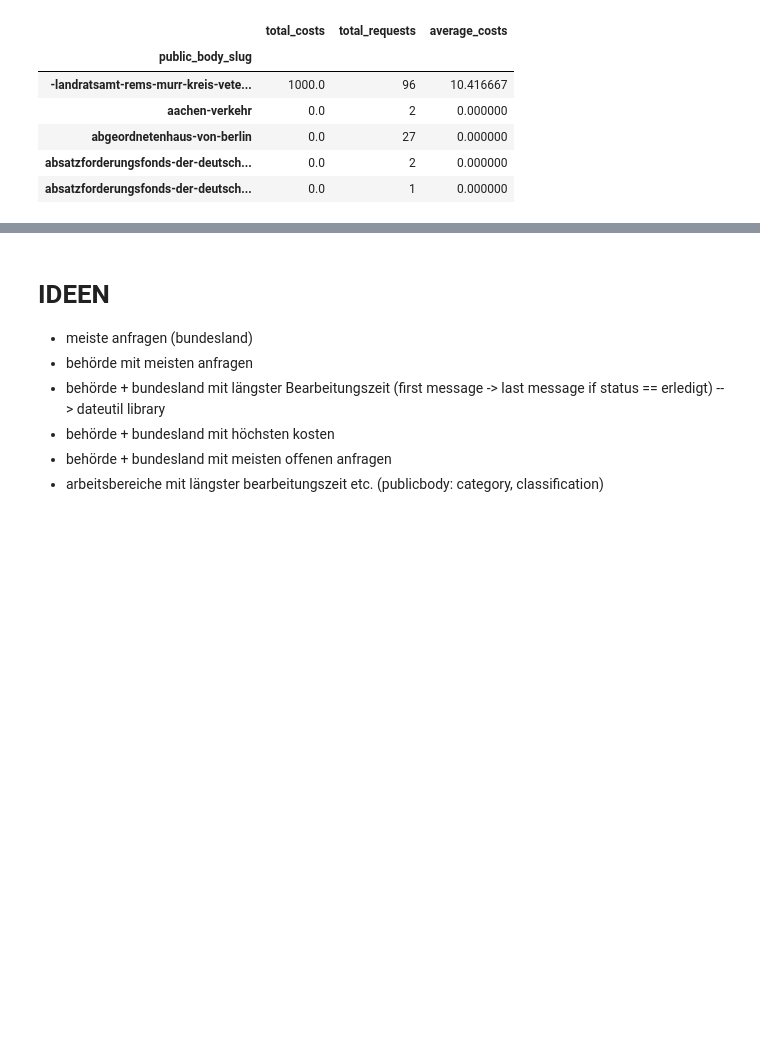
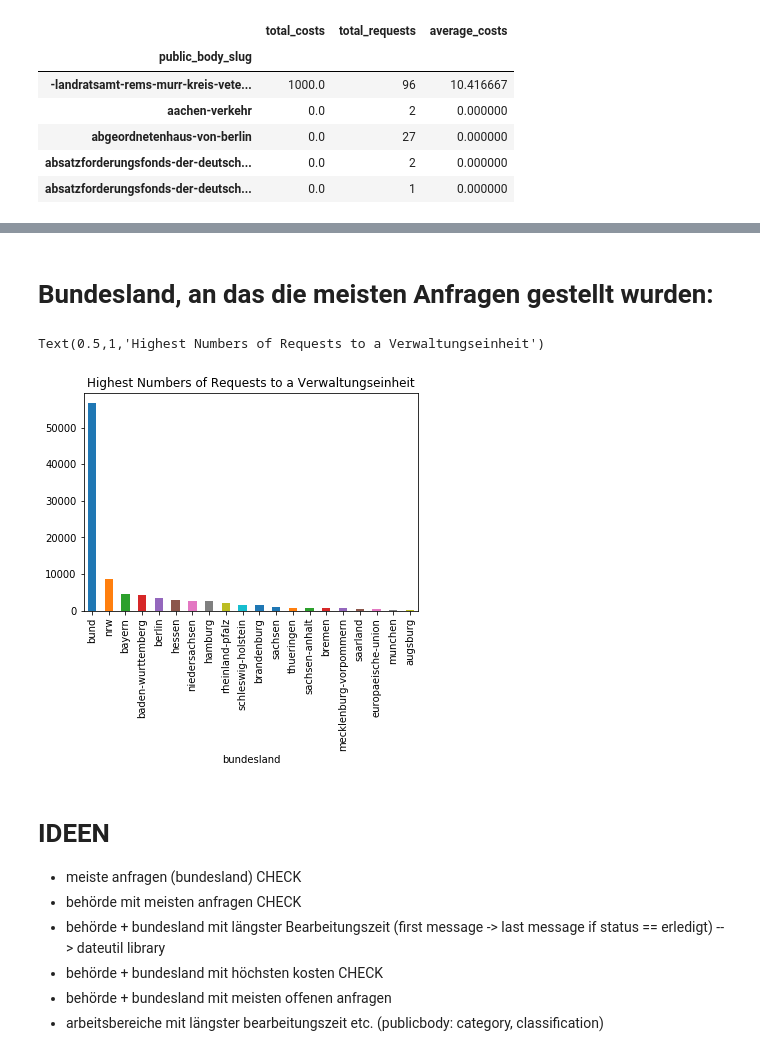
Before and after one commit to chaseinstead/fdsstat, a Jupyter notebook: fds_first_stats.ipynb, the cells around one changed output, grey strips where cells are left out. Saved outputs shown, nothing was run; the diff lists cells and outputs as text; code cells hidden in the pictures; blank space fills up the shorter version.

```diff
--- a/fds_first_stats.ipynb
+++ b/fds_first_stats.ipynb
@@ -130,8 +241,19 @@ new_df.sort_values('average_costs', ascending=False) #!!!
+# %% [markdown]
+# Bundesland, an das die meisten Anfragen gestellt wurden:
+# %%
+most_req = bl.sort_values("total_requests", ascending=False)
+plot_data = most_req["total_requests"].head(20)
+
+plot_data.plot(kind="bar")
+plt.title("Highest Numbers of Requests to a Verwaltungseinheit")
+# %% [output]
+Text(0.5,1,'Highest Numbers of Requests to a Verwaltungseinheit')
+[figure, added]
 # %% [markdown]
 # IDEEN
-- meiste anfragen (bundesland)
-- behörde mit meisten anfragen
+- meiste anfragen (bundesland) CHECK
+- behörde mit meisten anfragen CHECK
 - behörde + bundesland mit längster Bearbeitungszeit (first message -> last message if status == erledigt) --> dateutil library
-- behörde + bundesland mit höchsten kosten
+- behörde + bundesland mit höchsten kosten CHECK
 - behörde + bundesland mit meisten offenen anfragen
 - arbeitsbereiche mit längster bearbeitungszeit etc. (publicbody: category, classification)
```
Also changed, not shown: parts of 11 cells of this notebook.
